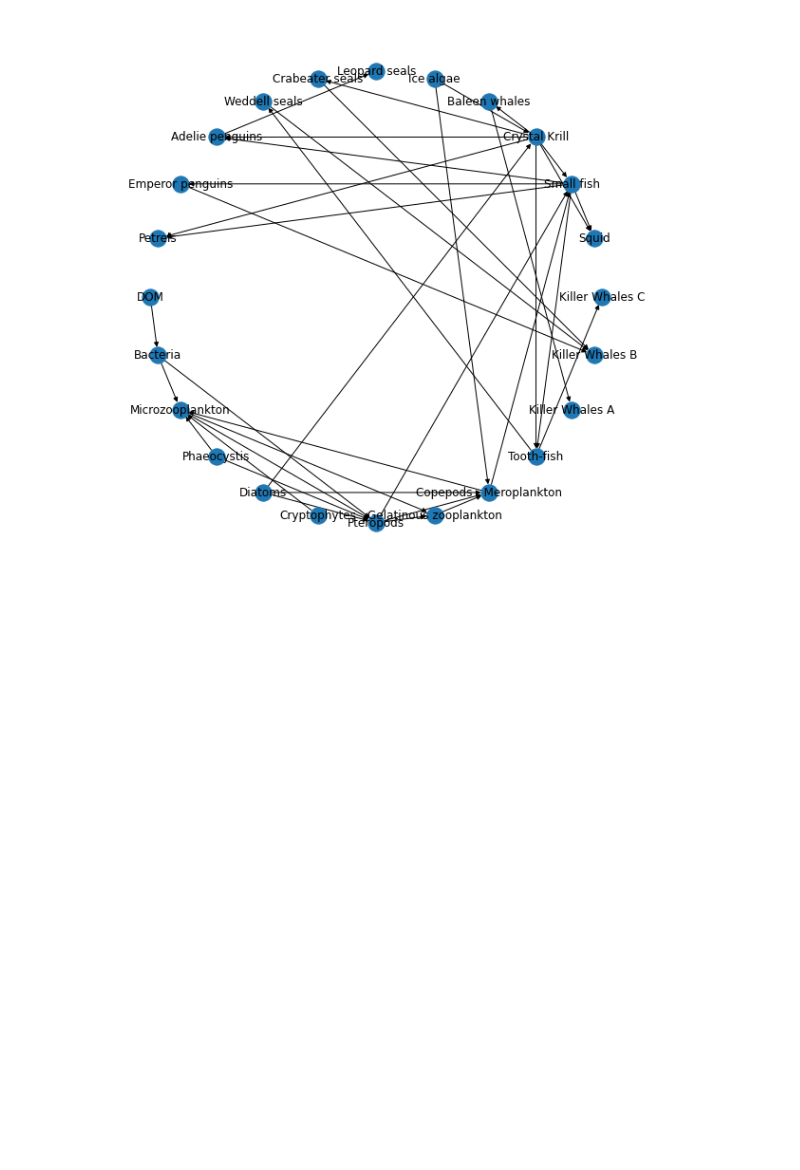
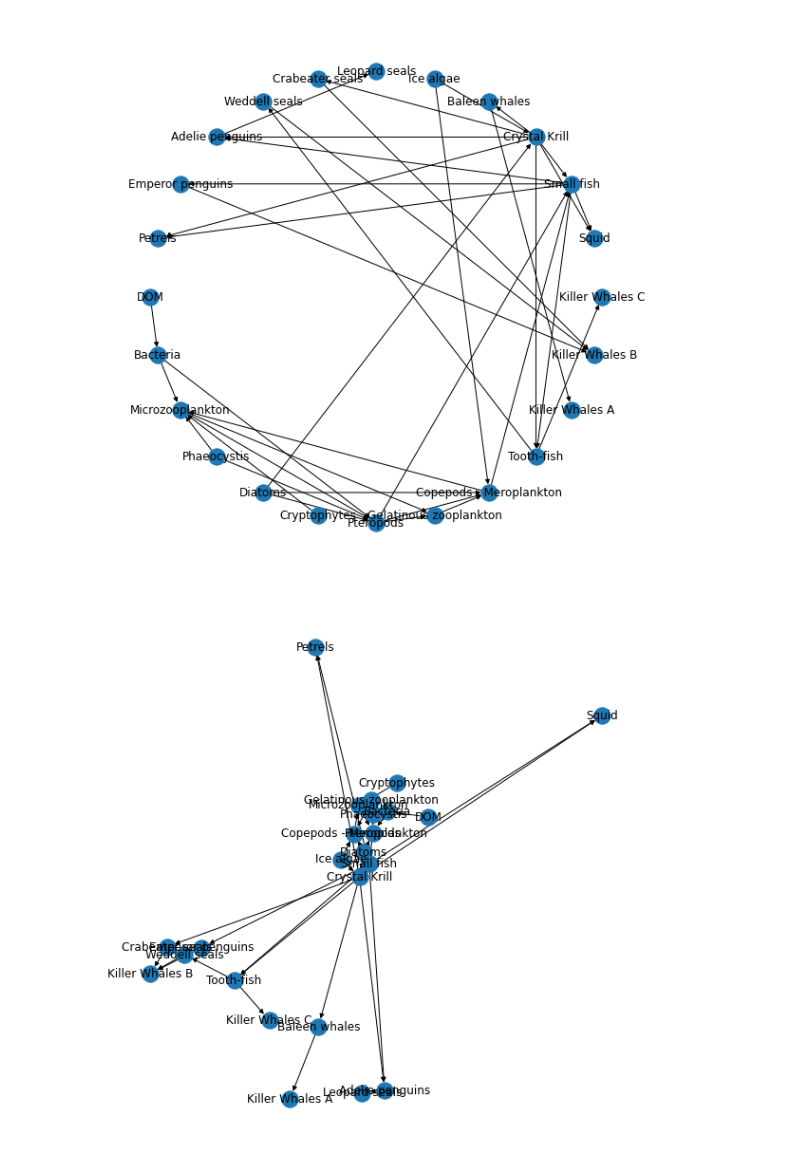
Before and after one commit to philipwlewis/bios30_2021, a Jupyter notebook: week_9/Working with Networks.ipynb, the cells around one changed output. Drawn from its saved outputs; the diff is of its cells as text; code cells hidden in the pictures; blank space fills up the shorter version.

```diff
--- a/week_9/Working with Networks.ipynb
+++ b/week_9/Working with Networks.ipynb
@@ -227,6 +227,8 @@ nx.draw(web_network, pos, with_labels=True)
 # %% [output]
 [figure]
 # %%
-plt.figure(figsize=(8,8))
+plt.figure(figsize=(4,4))
 pos = nx.spring_layout(web_network)
 nx.draw(web_network, pos, with_labels=True)
+# %% [output]
+[figure, added]
```
